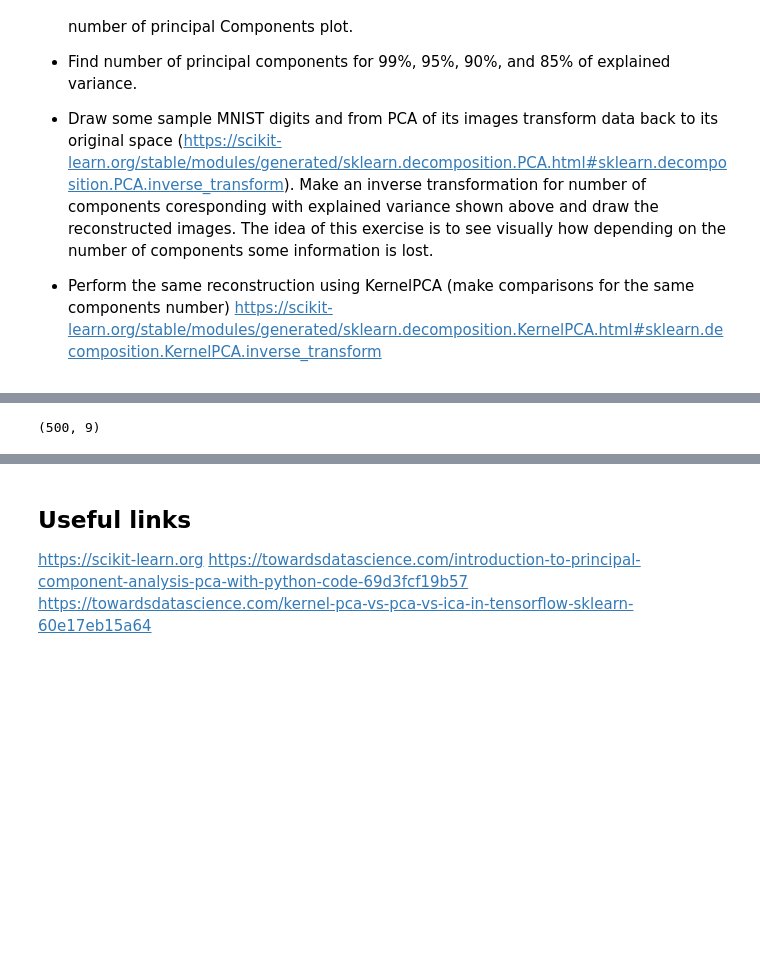
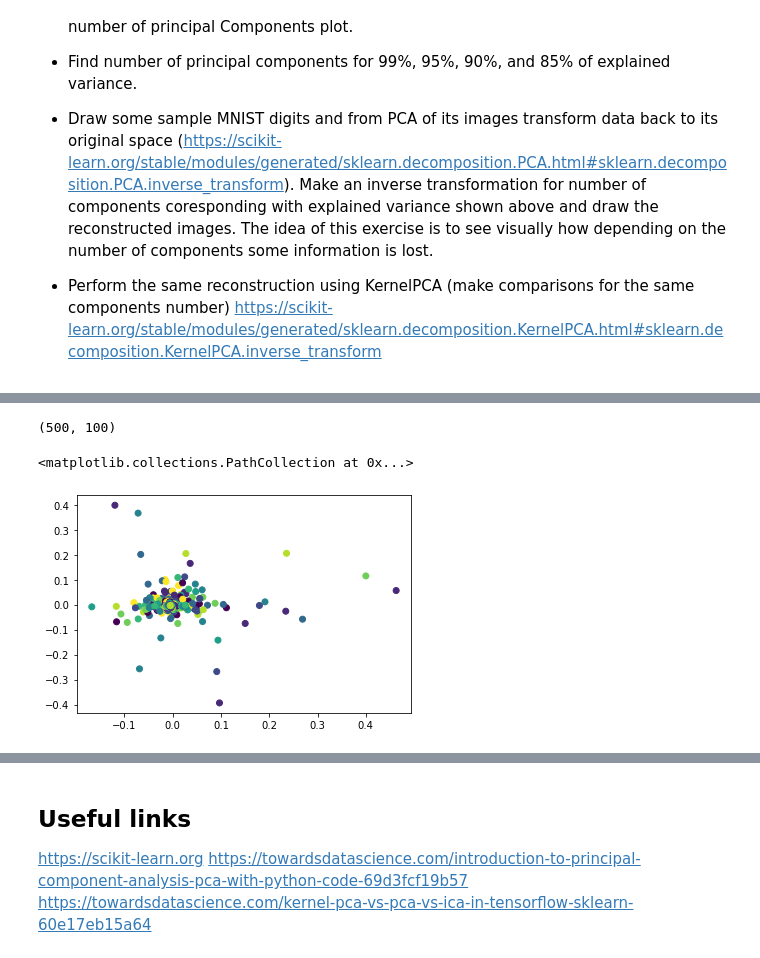
Before and after one commit to Vergenter/DataEmbeddingandVisualization, a Jupyter notebook: pca_kernelpca_lab.ipynb, the cells around one changed output, grey strips where cells are left out. Saved outputs shown, nothing was run; the diff lists cells and outputs as text; code cells hidden in the pictures; blank space fills up the shorter version.

```diff
--- a/pca_kernelpca_lab.ipynb
+++ b/pca_kernelpca_lab.ipynb
@@ -404,11 +404,14 @@ from sklearn.preprocessing import LabelEncoder
 # encode labels to numeric values
 le = LabelEncoder()
 y_iris_num = le.fit_transform(y_iris)
+
 def apply_kernel_PCA(X, kernel_type, gamma,n_components=2):
     kpca_model = KernelPCA(n_components=n_components,kernel = kernel_type, gamma = gamma)
-    return kpca_model.fit_transform(X)
+    kpca_model_transformed = kpca_model.fit_transform(X)
+    return kpca_model, kpca_model_transformed
+
 def perform_kernel_PCA(X, y, kernel_type, gamma):
-    X_kpca_iris = apply_kernel_PCA(X,kernel_type, gamma)
+    _,X_kpca_iris = apply_kernel_PCA(X,kernel_type, gamma)
 #     visualize Kernel PCA
     plt.title("Kernel PCA")
     plt.scatter(X_kpca_iris[:, 0], X_kpca_iris[:, 1], c = y)
@@ -492,6 +499,11 @@ explained_variance_plot(pca_mnist)
 # %%
-n_components=9
-result = apply_kernel_PCA(df_mnist_scaled, 'rbf', 100,n_components) # error when n_components=10?
+n_components=100
+model,result = apply_kernel_PCA(df_mnist_scaled, 'rbf', 5,n_components) # error when n_components=10?
 np.shape(result)
 # %% [output]
-(500, 9)
+(500, 100)
+# %%
+plt.scatter(result[:, 0], result[:, 1], c = y_data)
+# %% [output]
+<matplotlib.collections.PathCollection at 0x...>
+[figure, added]
```
Also changed, not shown: parts of 13 cells of this notebook.
